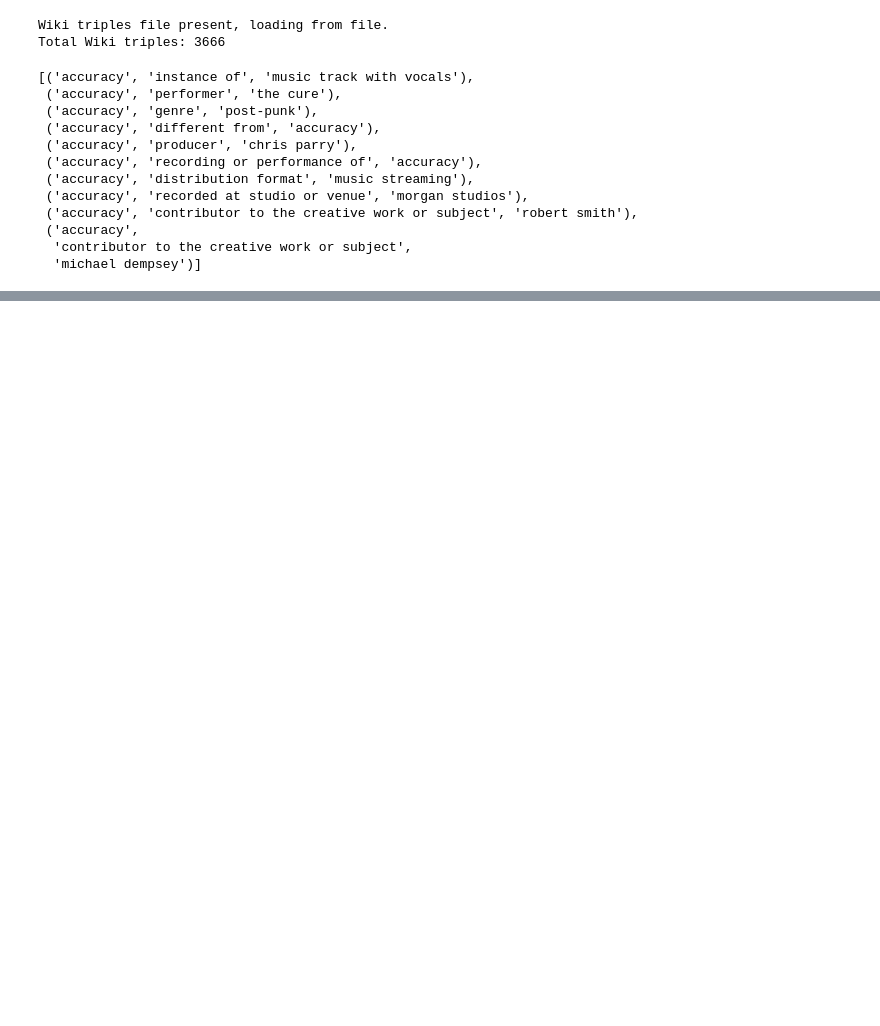
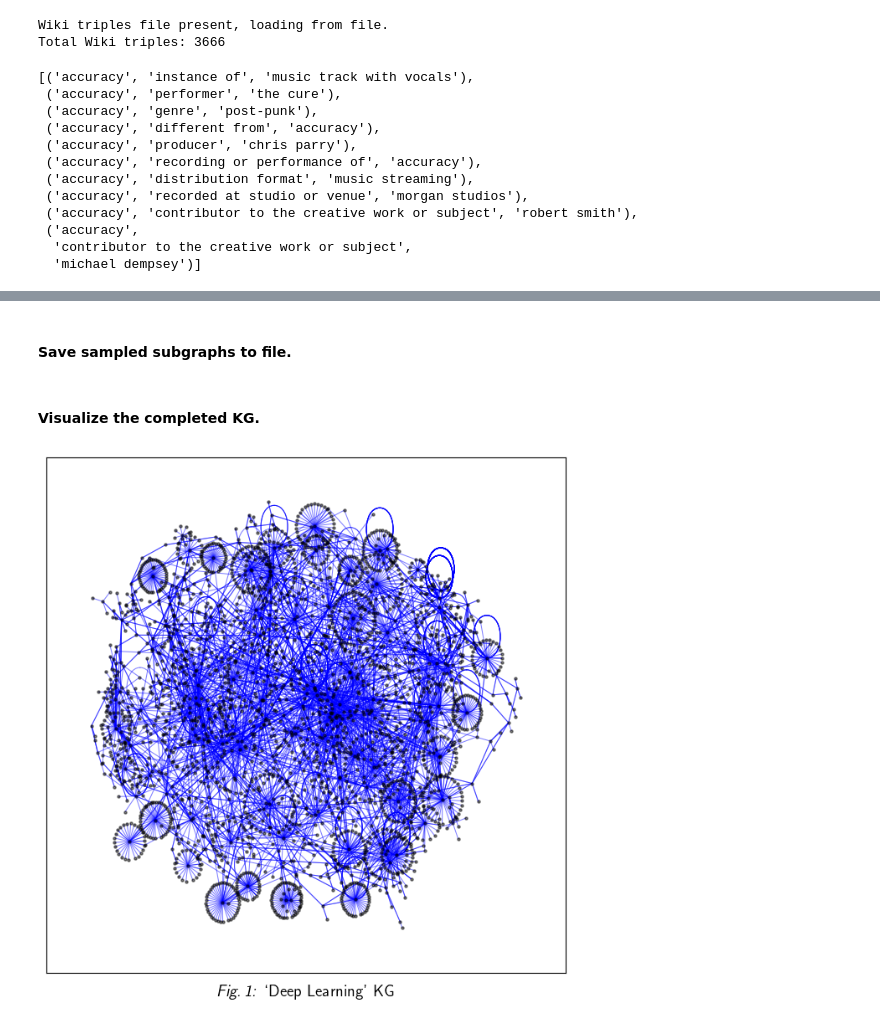
Before and after one commit to alexsmaliy/CS276-Spring24-KG, a Jupyter notebook: kg-extraction-pipeline.ipynb, the cells around one changed output, grey strips where cells are left out. Drawn from its saved outputs; the diff is of its cells as text; code cells hidden in the pictures; blank space fills up the shorter version.

Commit message:
finish formatting/commenting Jupyter code

```diff
--- a/kg-extraction-pipeline.ipynb
+++ b/kg-extraction-pipeline.ipynb
@@ -39,15 +36,14 @@ import xmltodict
 # %% [markdown]
 #### ingest xml
 # %%
-# f = open("DLB_TEI/teiModel.xml")
-f = open("DLB_TEI/teiModel.xml")
+_file = open("DLB_TEI/teiModel.xml")
 
 book = xmltodict.parse(
-    f.read(),
+    _file.read(),
     xml_attribs=True,
 )
 
-f.close()
+_file.close()
 # %% [markdown]
 #### get section headings from table of contents
 # %%
@@ -601,11 +634,14 @@ all_triples = triples + wiki_triples
 print(f"Total triples from book and WikiBase: {len(all_triples)}")
 
 all_entities = set()
+all_edges = set()
 for subj, verb, obj in all_triples:
     all_entities.add(subj)
     all_entities.add(obj)
+    all_edges.add(verb)
 
 print(f"Total entities from book and WikiBase: {len(all_entities)}")
+print(f"Number of unique edge types: {len(all_edges)}")
 # %% [output]
 Total triples from book and WikiBase: 4750
 Total entities from book and WikiBase: 2837
@@ -707,6 +746,8 @@ while hits < target_num_neighborhoods:
         hits += 1
         pq = form_neighborhood_into_pq_entry(rn, hits)
         pq_queries.append(pq)
+# %% [markdown]
+#### Save sampled subgraphs to file.
 # %%
 import jsonlines
 
@@ -743,0 +758,38 @@ with open("test.ndjson", "w") as f:
+# %% [markdown]
+#### Visualize the completed KG.
+# %%
+import matplotlib.pyplot as plt
+
+mdg_giant = mdg.subgraph(next(nx.weakly_connected_components(mdg)))
+
+_pos = nx.drawing.nx_agraph.graphviz_layout(mdg_giant, prog="sfdp", args="""
+    -Gbeautify
+    -GK=8.0
+    -Gquadtree=fast
+    -Grepulsiveforce=1.5
+    -Gsmoothing=none
+""")
+
+plt.figure(figsize=(8, 8))
+
+nx.draw_networkx_edges(
+    mdg_giant,
+    edge_color='b',
+    pos=_pos,
+    width=0.75,
+    alpha=0.5,
+    arrows=False,
+)
+
+nx.draw_networkx_nodes(
+    mdg_giant,
+    pos=_pos,
+    node_size=5,
+    node_color='k',
+    alpha=0.5,
+)
+
+plt.title("\\textit{{Fig.\,1:}} `Deep Learning' KG", y=-0.06, usetex=True, fontsize=14)
+plt.savefig("fig1.png", format="png", bbox_inches="tight");
+# %% [output]
+[figure, added]
```
Also changed, not shown: parts of 24 cells of this notebook, 1 other file.
